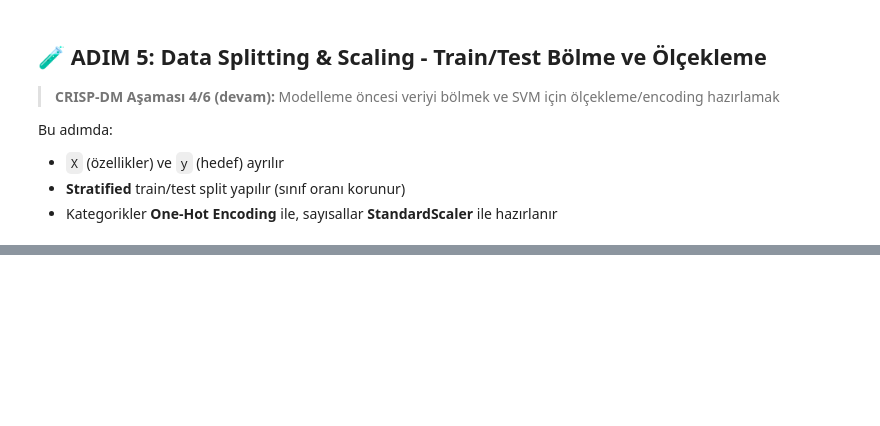
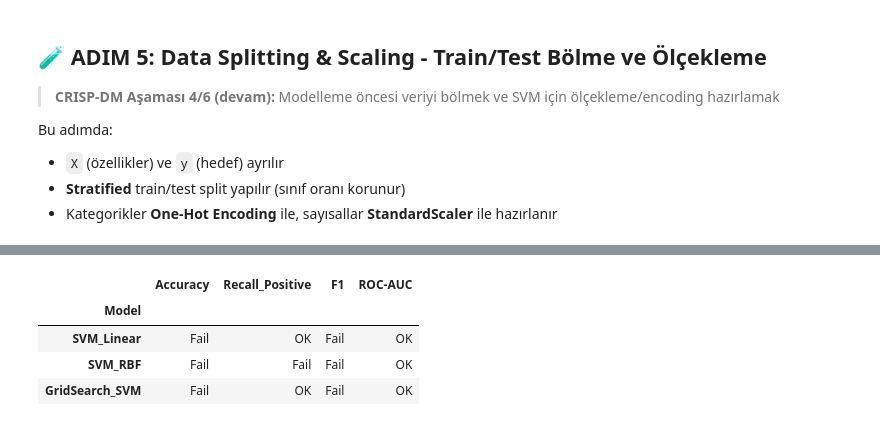
Before and after one commit to cemal-yuksel/ai-datascience-bootcamp2026, a Jupyter notebook: day37/svm_hr_analytics_project.ipynb, the cells around one changed output, grey strips where cells are left out. Drawn from its saved outputs; the diff is of its cells as text; code cells hidden in the pictures; blank space fills up the shorter version.

```diff
--- a/day37/svm_hr_analytics_project.ipynb
+++ b/day37/svm_hr_analytics_project.ipynb
@@ -1316,6 +1364,7 @@ if len(missing_df) > 0:
         showlegend=False
     )
 
+    save_plotly_png(fig, "adim3_eksik_veri_oranlari_bar")
     fig.show()
 
     print("💡 ÇIKARIM:")
@@ -1977,0 +2079,18 @@ Bu adımda:
+# %%
+# ============================================================
+# STRATIFIED TRAIN/TEST SPLIT
+# ============================================================
+
+X_train, X_test, y_train, y_test = train_test_split(
+    X, y,
+    test_size=TEST_SIZE,
+    stratify=y,
+    random_state=RANDOM_STATE
+)
+
+print("="*70)
+print("✂️ Stratified Train/Test Split")
+print("="*70)
+print(f"Train shape : {X_train.shape} | Pozitif oran: {y_train.mean()*100:.2f}%")
+print(f"Test shape  : {X_test.shape}  | Pozitif oran: {y_test.mean()*100:.2f}%")
+print("="*70)
@@ -1977,0 +2324,67 @@ Bu adımda:
+# %%
+# ============================================================
+# KPI KIYASLAMASI VE MODEL KARŞILAŞTIRMASI
+# ============================================================
+
+kpi_targets = {
+    'Accuracy': 0.80,
+    'Recall_Positive': 0.75,
+    'F1': 0.75,
+    'ROC-AUC': 0.80
+}
+
+# Hangi modeller KPI'ları geçti?
+def check_kpi(row):
+    status = {}
+    for metric, target in kpi_targets.items():
+        val = row.get(metric)
+        if pd.isna(val):
+            status[metric] = 'N/A'
+        else:
+            status[metric] = 'OK' if val >= target else 'Fail'
+    return status
+
+status_list = []
+for _, r in results_df.iterrows():
+    st = check_kpi(r)
+    st['Model'] = r['Model']
+    status_list.append(st)
+status_df = pd.DataFrame(status_list).set_index('Model')
+
+print("="*70)
+print("🎯 KPI Kıyaslaması")
+print("="*70)
+display(status_df)
+
+# Görselleştirme: bar chart (Accuracy, F1, Recall, ROC-AUC)
+plot_cols = ['Accuracy', 'F1', 'Recall_Positive', 'ROC-AUC']
+results_melt = results_df.melt(id_vars='Model', value_vars=plot_cols, var_name='Metric', value_name='Score')
+
+fig = go.Figure()
+colors = [COLORS['primary'], COLORS['danger'], COLORS['success'], COLORS['warning']]
+color_map = dict(zip(results_df['Model'], colors))
+
+for model in results_df['Model']:
+    df_sub = results_melt[results_melt['Model'] == model]
+    fig.add_trace(go.Bar(
+        x=df_sub['Metric'], y=df_sub['Score'], name=model,
+        marker=dict(color=color_map.get(model, COLORS['info'])),
+        text=df_sub['Score'].round(3), textposition='outside'
+    ))
+
+# KPI hedef çizgileri
+for metric, target in kpi_targets.items():
+    fig.add_hline(y=target, line_dash='dash', line_color='gray', annotation_text=f"{metric} hedef", annotation_position="top left")
+
+fig.update_layout(
+    barmode='group',
+    title={'text': '📊 Model Performans Karşılaştırması (KPI Hatlarıyla)', 'x': 0.5, 'xanchor': 'center', 'font': {'size': 18}},
+    xaxis_title='Metrik',
+    yaxis_title='Skor',
+    yaxis_range=[0, 1],
+    template=PLOTLY_TEMPLATE,
+    height=550
+)
+save_plotly_png(fig, "adim7_kpi_karsilastirma_bar")
+fig.show()
+# %% [output]
@@ -1977,0 +2394,5 @@ Bu adımda:
+|  | Accuracy | Recall_Positive | F1 | ROC-AUC |
+| Model |  |  |  |  |
+| SVM_Linear | Fail | OK | Fail | OK |
+| SVM_RBF | Fail | Fail | Fail | OK |
+| GridSearch_SVM | Fail | OK | Fail | OK |
```
Also changed, not shown: parts of 39 cells of this notebook, 19 other files.
